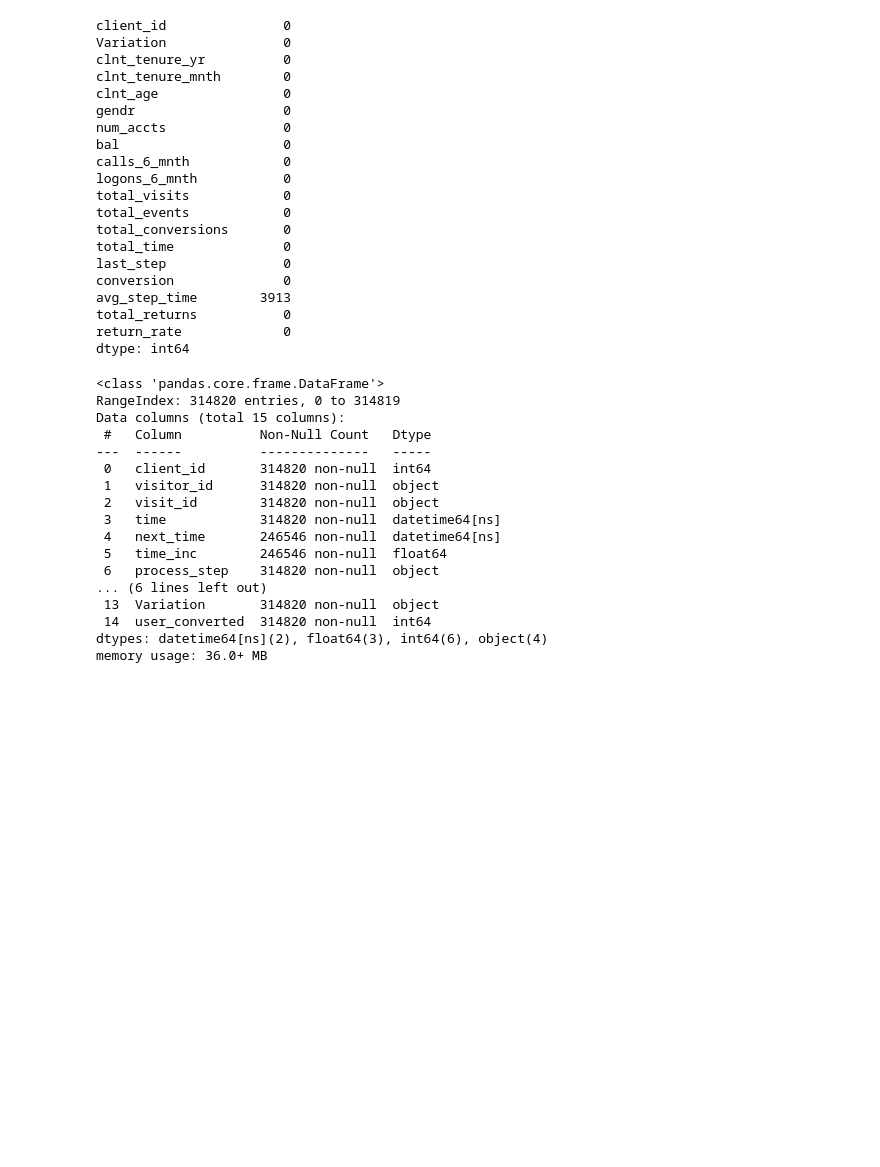
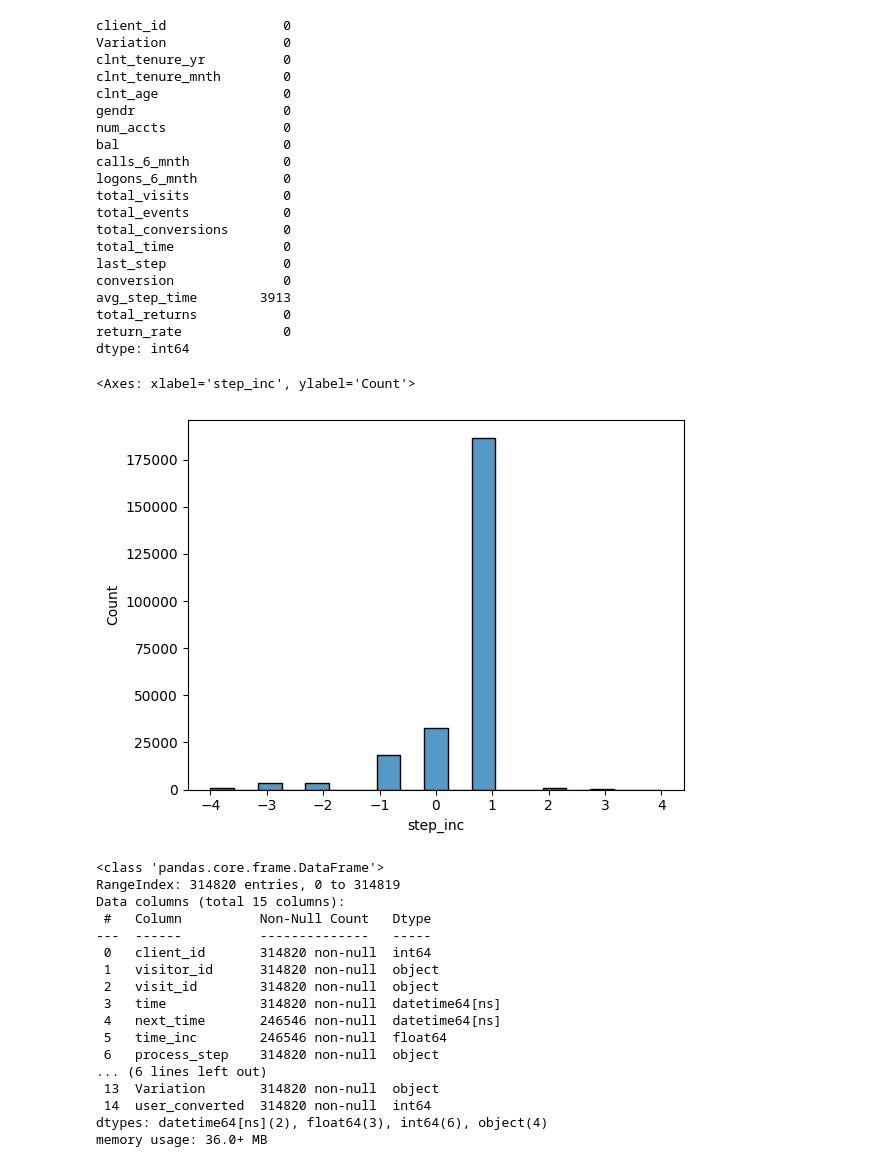
Before and after one commit to almudenamcastro/ironhack-w5-EDA, a Jupyter notebook: notebooks/clean_nb.ipynb, the cells around one changed output. Saved outputs shown, nothing was run; the diff lists cells and outputs as text; code cells hidden in the pictures; blank space fills up the shorter version.

```diff
--- a/notebooks/clean_nb.ipynb
+++ b/notebooks/clean_nb.ipynb
@@ -473,6 +473,11 @@ avg_step_time        3913
 total_returns           0
 return_rate             0
 dtype: int64
+# %%
+sns.histplot(test_events.step_inc)
+# %% [output]
+<Axes: xlabel='step_inc', ylabel='Count'>
+[figure, added]
 # %%
 # Let's check the null values in the 'avg_step_time' column.
 test_clients[test_clients.avg_step_time.isnull()]['last_step'].value_counts()
```
Also changed, not shown: parts of 1 cell of this notebook.
